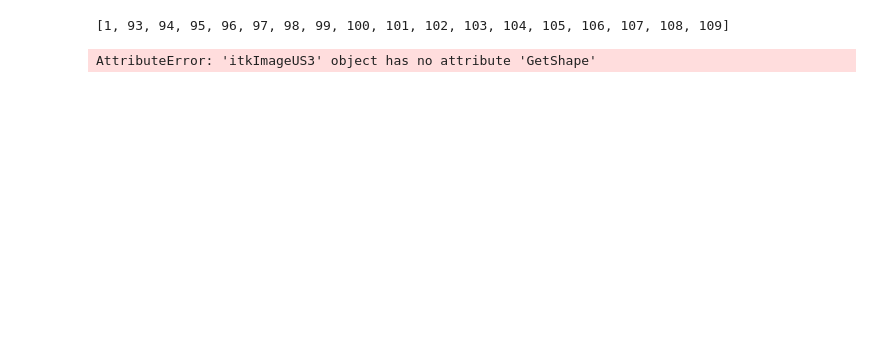
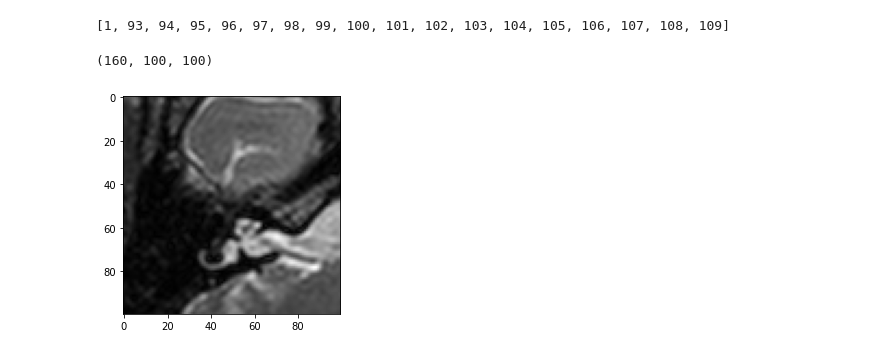
Before and after one commit to CathrineUH/Bachelor_thesis_ear, a Jupyter notebook: TheresaMess.ipynb, the cells around one changed output. Drawn from its saved outputs; the diff is of its cells as text; code cells hidden in the pictures; blank space fills up the shorter version.

Commit message:
GetArrayFromImage in loadScan

```diff
--- a/TheresaMess.ipynb
+++ b/TheresaMess.ipynb
@@ -30,9 +31,13 @@ print(idx)
 # (128, 256, 192)
 # %% [output]
 [1, 93, 94, 95, 96, 97, 98, 99, 100, 101, 102, 103, 104, 105, 106, 107, 108, 109]
-# %%
-im = loadScan(path, 2)
-# %% [output]
-AttributeError: 'itkImageUS3' object has no attribute 'GetShape'
+# %%
+im = loadCropImage(1, 109)
+print(im.shape)
+plt.imshow(im[31], cmap = "gray")
+plt.show()
+# %% [output]
+(160, 100, 100)
+[figure, added]
 # %%
 im = loadScan(path, 1)
```
Also changed, not shown: parts of 3 cells of this notebook, 1 other file.
